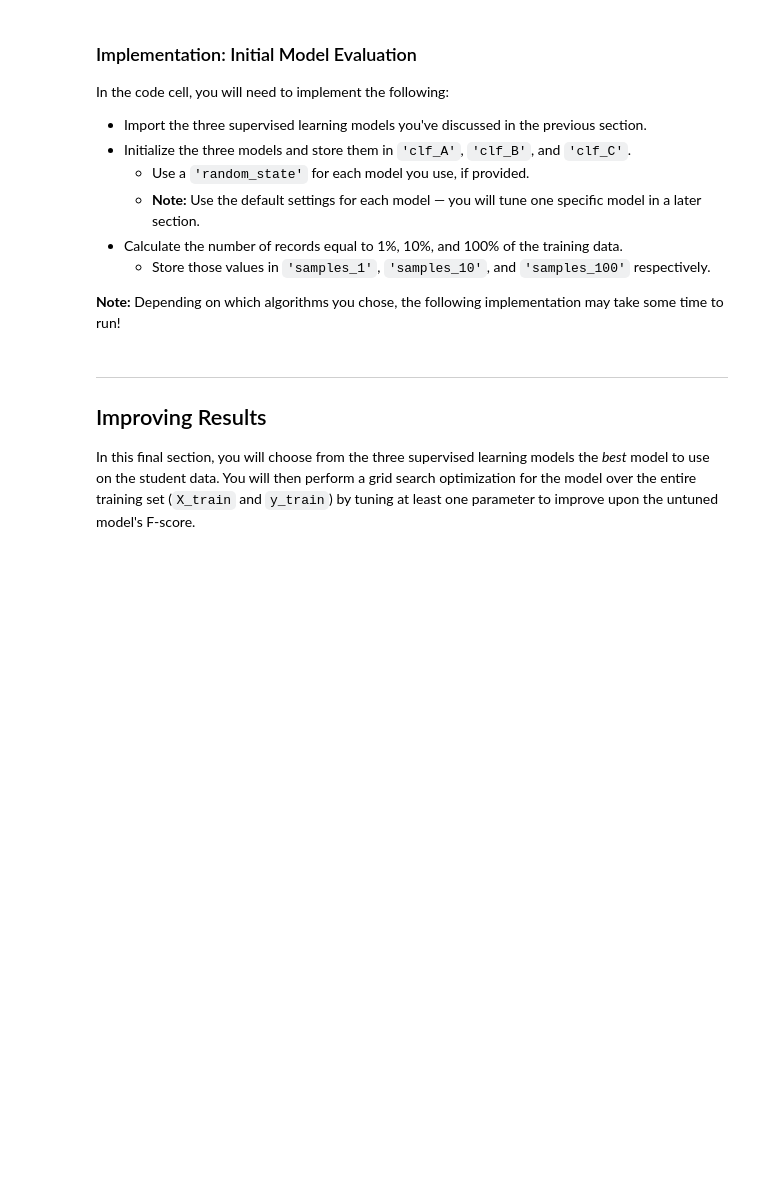
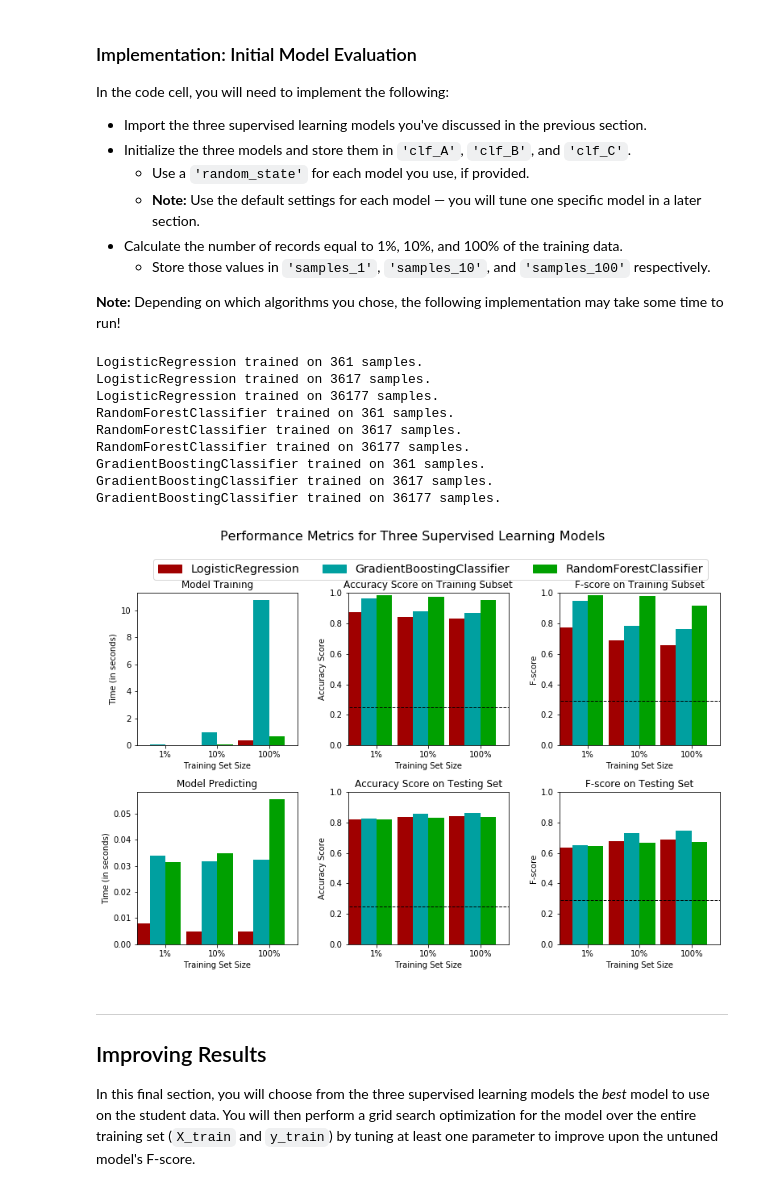
Before and after one commit to mnarasimhan02/MachineLearning, a Jupyter notebook: finding_donors/finding_donors.ipynb, the cells around one changed output. Cells and saved outputs as stored; diff of their text form; code cells hidden in the pictures; blank space fills up the shorter version.

Commit message:
added supervised learning algorithms and calculated f-score

```diff
--- a/finding_donors/finding_donors.ipynb
+++ b/finding_donors/finding_donors.ipynb
@@ -319,6 +317,10 @@ In the code block below, you will need to implement the following:
 # %%
 # TODO: Import two metrics from sklearn - fbeta_score and accuracy_score
 from sklearn.metrics import fbeta_score, accuracy_score
+# time.time() return time in seconds since the Epoch
+from time import time
+
+beta = 0.5
 
 def train_predict(learner, sample_size, X_train, y_train, X_test, y_test):
     '''
@@ -330,38 +332,40 @@ def train_predict(learner, sample_size, X_train, y_train, X_test, y_test):
        - X_test: features testing set
        - y_test: income testing set
     '''
-
     results = {}
 
-    # TODO: Fit the learner to the training data using slicing with 'sample_size' using .fit(training_features[:], training_labels[:])
+    X_train = X_train[:sample_size]
+    y_train = y_train[:sample_size]
+
+    # TODO: Fit the learner to the training data using sample_size
     start = time() # Get start time
-    learner.fit(X_train.iloc[:sample_size,:], y_train.iloc[:sample_size])
+    learner.fit(X_train[:sample_size], y_train[:sample_size])
     end = time() # Get end time
 
     # TODO: Calculate the training time
     results['train_time'] = end - start
 
-    # TODO: Get the predictions on the test set(X_test),
-    # then get predictions on the first 300 training samples(X_train) using .predict()
+    # TODO: Get the predictions on the test set,
+    #       then get predictions on the first 300 training samples
     start = time() # Get start time
     predictions_test = learner.predict(X_test)
-    predictions_train = learner.predict(X_train.iloc[:300,:])
+    predictions_train = learner.predict(X_train[:300])
     end = time() # Get end time
 
     # TODO: Calculate the total prediction time
     results['pred_time'] = end - start
 
     # TODO: Compute accuracy on the first 300 training samples
-    results['acc_train'] = accuracy_score(y_train.iloc[:300], predictions_train)
+    results['acc_train'] = accuracy_score(y_train[:300], predictions_train)
 
     # TODO: Compute accuracy on test set
     results['acc_test'] = accuracy_score(y_test, predictions_test)
 
     # TODO: Compute F-score on the the first 300 training samples
-    results['f_train'] = fbeta_score(y_train.iloc[:300], predictions_train, beta=0.5)
+    results['f_train'] = fbeta_score(y_train[:300], predictions_train, beta=beta)
 
     # TODO: Compute F-score on the test set
-    results['f_test'] = fbeta_score(y_test, predictions_test, beta=0.5)
+    results['f_test'] = fbeta_score(y_test, predictions_test, beta=beta)
 
     # Success
     print "{} trained on {} samples.".format(learner.__class__.__name__, sample_size)
@@ -381,31 +385,46 @@ In the code cell, you will need to implement the following:
 **Note:** Depending on which algorithms you chose, the following implementation may take some time to run!
 # %%
 # TODO: Import the three supervised learning models from sklearn
+from sklearn.linear_model import LogisticRegression
+from sklearn.ensemble import RandomForestClassifier
+from sklearn.ensemble import GradientBoostingClassifier
 
 # TODO: Initialize the three models
-clf_A = None
-clf_B = None
-clf_C = None
+clf_A = LogisticRegression(random_state=101)
+clf_B = RandomForestClassifier(random_state=101)
+clf_C = GradientBoostingClassifier(random_state=101)
 
 # TODO: Calculate the number of samples for 1%, 10%, and 100% of the training data
 # HINT: samples_100 is the entire training set i.e. len(y_train)
 # HINT: samples_10 is 10% of samples_100
 # HINT: samples_1 is 1% of samples_100
-samples_100 = None
-samples_10 = None
-samples_1 = None
+n_train = len(y_train)
+samples_1 = int(n_train * 0.01)
+samples_10 = int(n_train * 0.1)
+samples_100 = n_train
 
 # Collect results on the learners
 results = {}
 for clf in [clf_A, clf_B, clf_C]:
     clf_name = clf.__class__.__name__
     results[clf_name] = {}
     for i, samples in enumerate([samples_1, samples_10, samples_100]):
         results[clf_name][i] = \
         train_predict(clf, samples, X_train, y_train, X_test, y_test)
 
 # Run metrics visualization for the three supervised learning models chosen
 vs.evaluate(results, accuracy, fscore)
+# %% [output]
+LogisticRegression trained on 361 samples.
+LogisticRegression trained on 3617 samples.
+LogisticRegression trained on 36177 samples.
+RandomForestClassifier trained on 361 samples.
+RandomForestClassifier trained on 3617 samples.
+RandomForestClassifier trained on 36177 samples.
+GradientBoostingClassifier trained on 361 samples.
+GradientBoostingClassifier trained on 3617 samples.
+GradientBoostingClassifier trained on 36177 samples.
+[figure, added]
 # %% [markdown]
 ----
 ## Improving Results
```
Also changed, not shown: parts of 7 cells of this notebook.
